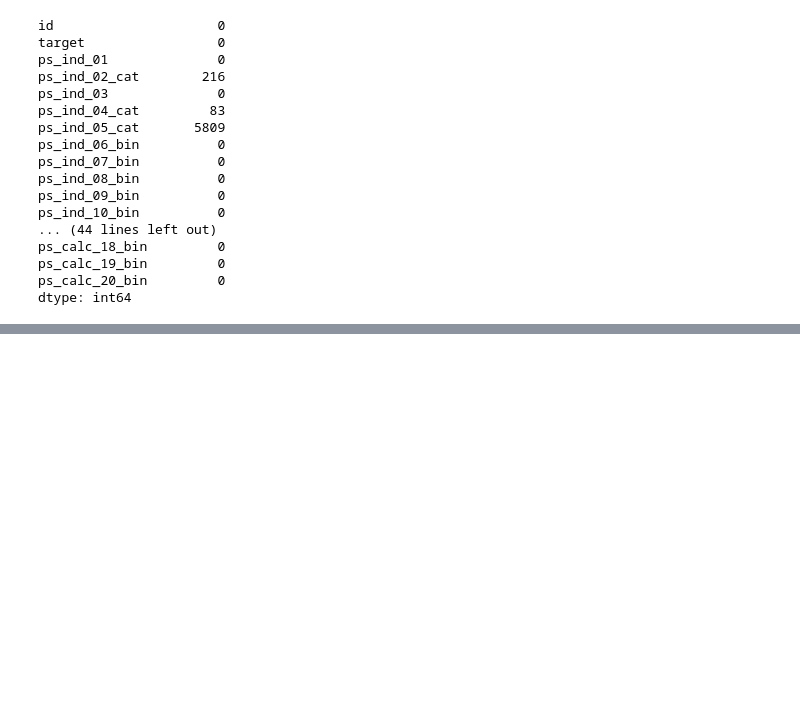
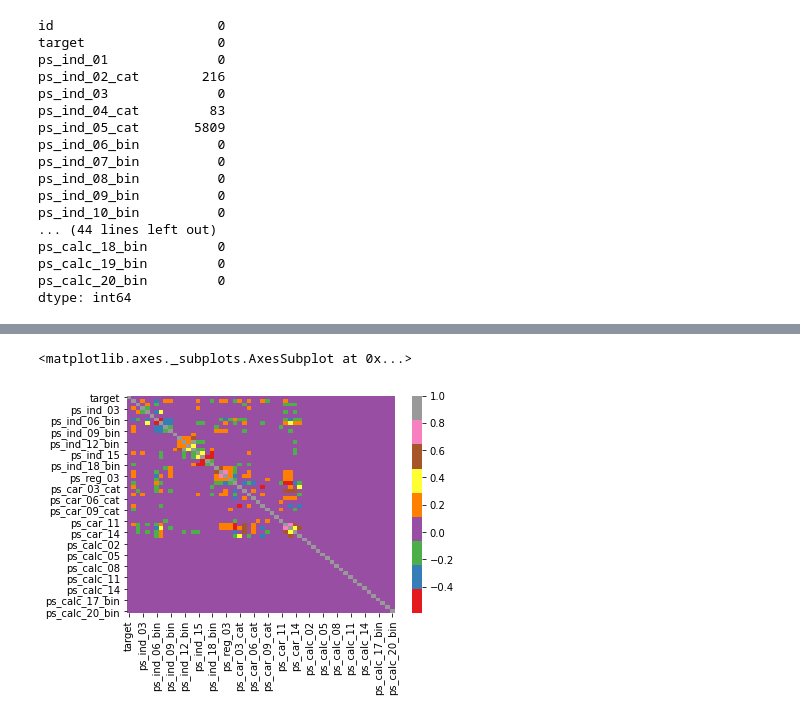
Before and after one commit to scastillosanchez/Intro-ML-Final-Project, a Jupyter notebook: project.ipynb, the cells around one changed output, grey strips where cells are left out. Saved outputs shown, nothing was run; the diff lists cells and outputs as text; code cells hidden in the pictures; blank space fills up the shorter version.

```diff
--- a/project.ipynb
+++ b/project.ipynb
@@ -81 +88,8 @@ sns.boxplot(x="target", y="ps_reg_02", data=train)
 [figure]
+# %%
+#correlation plot to view correlations between variables
+corr_data = train.drop('id',axis=1).corr()
+sns.heatmap(corr_data,cmap='Set1')
+# %% [output]
+<matplotlib.axes._subplots.AxesSubplot at 0x...>
+[figure, added]
```
Also changed, not shown: parts of 22 cells of this notebook, 1 other file.
